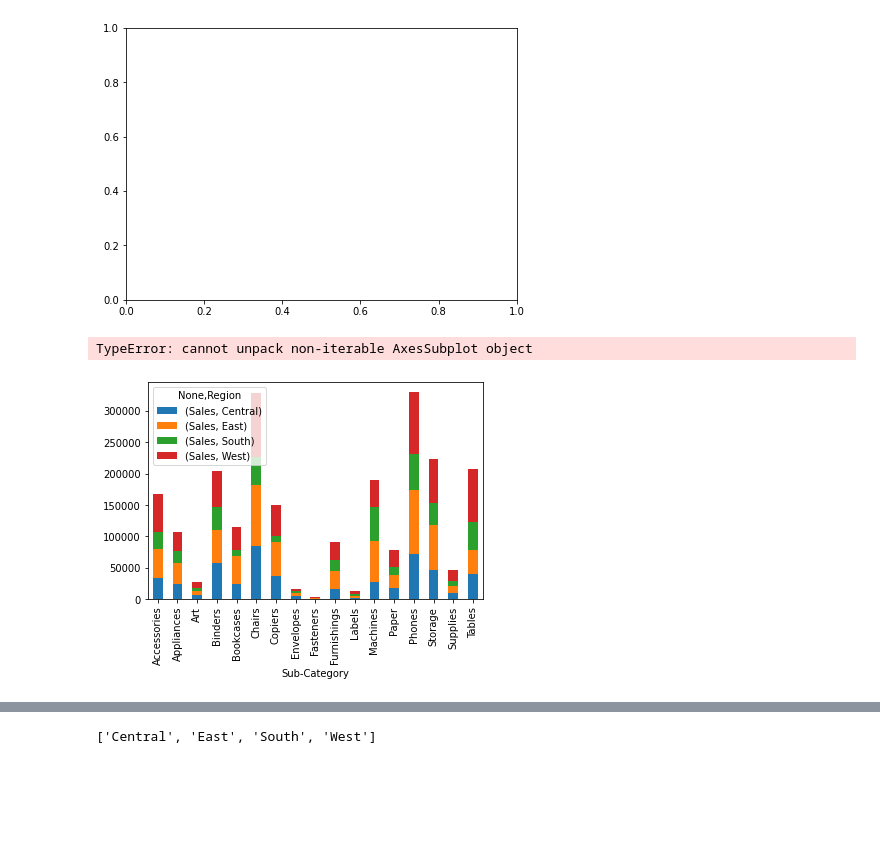
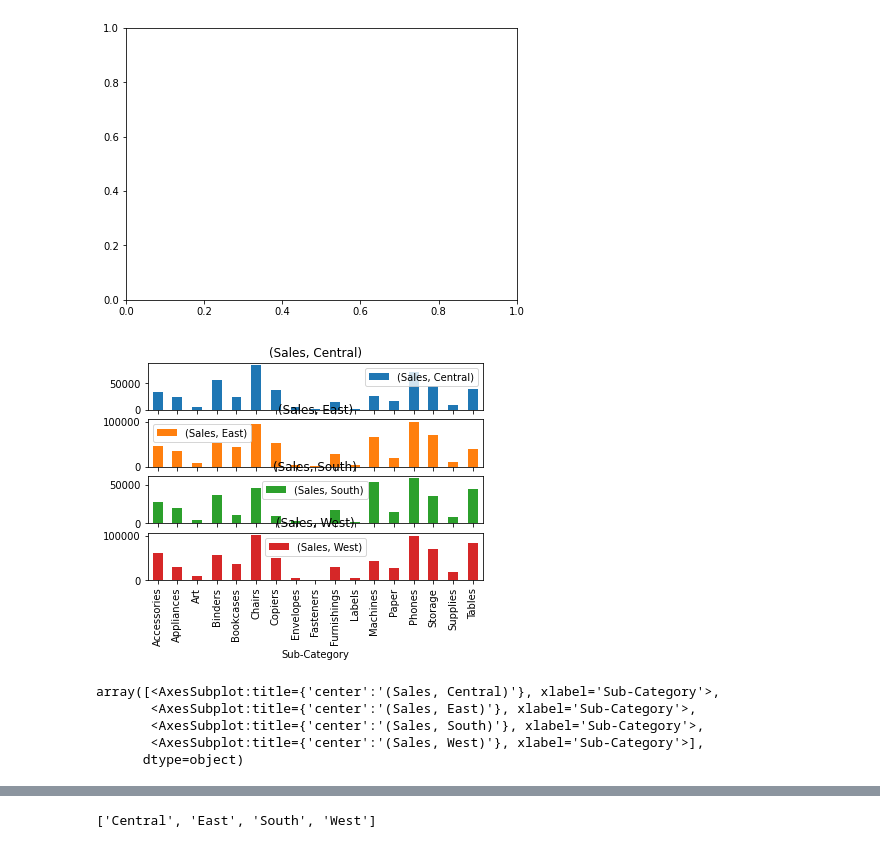
Before and after one commit to ACES-SDG/my_practice, a Jupyter notebook: interpretered/Untitled1.ipynb, the cells around one changed output, grey strips where cells are left out. Drawn from its saved outputs; the diff is of its cells as text; code cells hidden in the pictures; blank space fills up the shorter version.

```diff
--- a/interpretered/Untitled1.ipynb
+++ b/interpretered/Untitled1.ipynb
@@ -60,7 +84,15 @@ fig, plot1 = plt.subplots(figsize =(7, 5))
 # %% [output]
 [figure]
 # %%
-fig, ax = dfd.plot(stacked=True, kind='bar')
+fig= dfd.plot( kind='bar' ,subplots=True)
 # %% [output]
-TypeError: cannot unpack non-iterable AxesSubplot object
-[figure, old version]
+[figure, new version]
+# %%
+fig
+# plt.show()
+# %% [output]
+array([<AxesSubplot:title={'center':'(Sales, Central)'}, xlabel='Sub-Category'>,
+       <AxesSubplot:title={'center':'(Sales, East)'}, xlabel='Sub-Category'>,
+       <AxesSubplot:title={'center':'(Sales, South)'}, xlabel='Sub-Category'>,
+       <AxesSubplot:title={'center':'(Sales, West)'}, xlabel='Sub-Category'>],
+      dtype=object)
```
Also changed, not shown: parts of 11 cells of this notebook, 4 other files.
